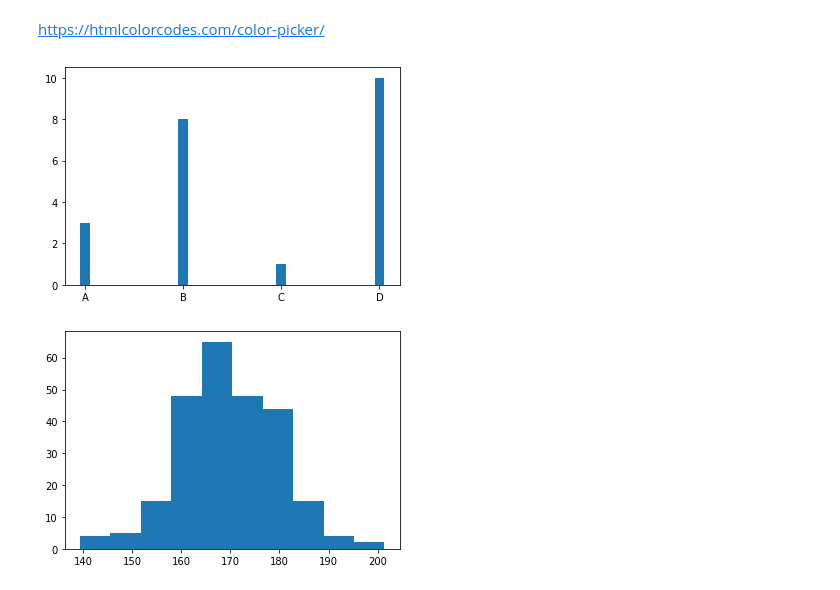
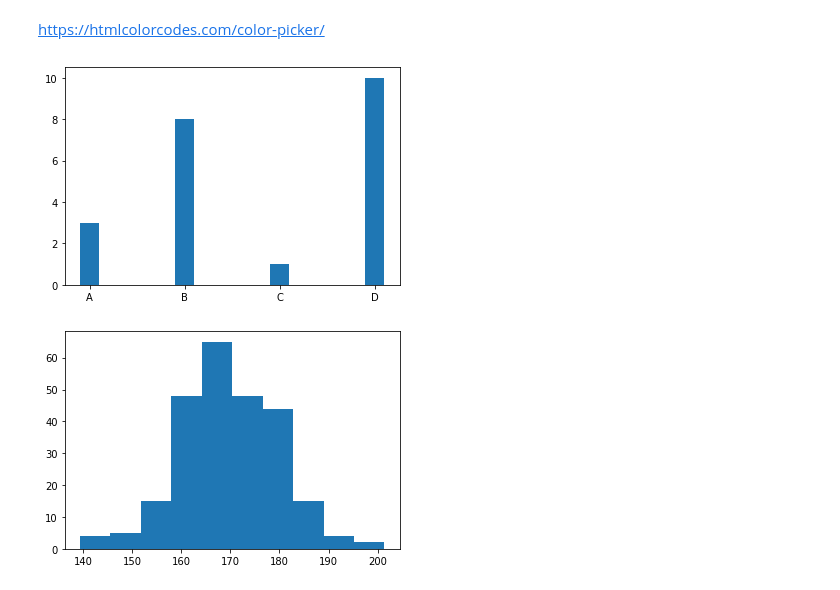
Before and after one commit to fernandonakagawa/Curso_Python_32h, a Jupyter notebook: Python_para_Data_Science.ipynb, the cells around one changed output. Drawn from its saved outputs; the diff is of its cells as text; code cells hidden in the pictures.

```diff
--- a/Python_para_Data_Science.ipynb
+++ b/Python_para_Data_Science.ipynb
@@ -978,11 +984,11 @@ https://htmlcolorcodes.com/color-picker/
 # %%
 x = np.array(["A", "B", "C", "D"])
 y = np.array([3, 8, 1, 10])
 
-plt.bar(x, y, width = 0.1)
+plt.bar(x, y, width = 0.2)
 plt.show()
 # %% [output]
-[figure, old version]
+[figure, new version]
 # %%
 x = np.random.normal(170, 10, 250)
 
```
Also changed, not shown: parts of 15 cells of this notebook.
